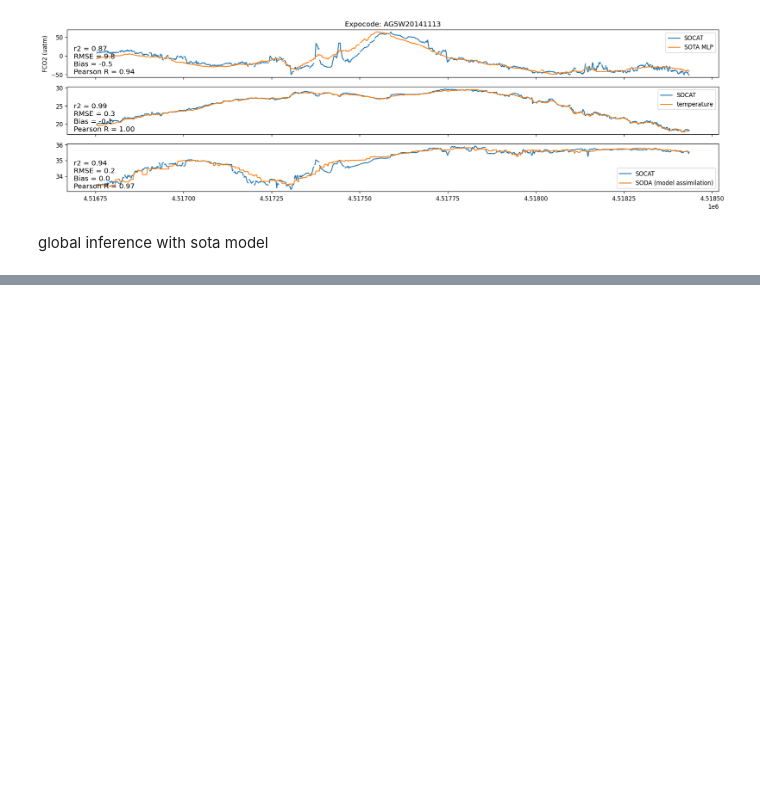
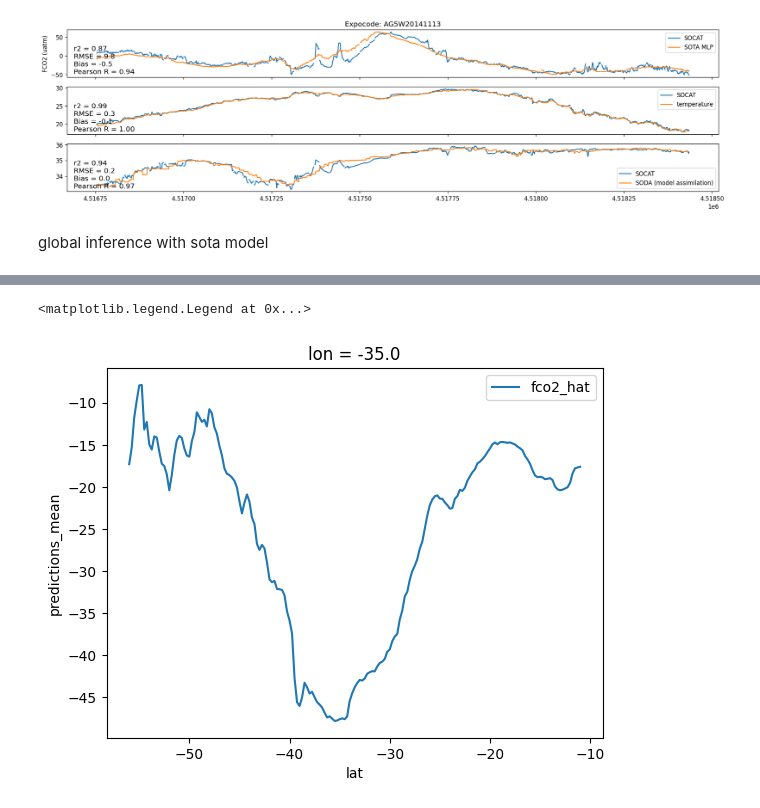
Before and after one commit to ebrusoni/fco2diffusion, a Jupyter notebook: training/plots.ipynb, the cells around one changed output, grey strips where cells are left out. Drawn from its saved outputs; the diff is of its cells as text; code cells hidden in the pictures; blank space fills up the shorter version.

```diff
--- a/training/plots.ipynb
+++ b/training/plots.ipynb
@@ -418,0 +441,6 @@ plt.show()
+# %%
+import xarray as xr
+#df = df.reset_index()
+masks = xr.open_dataset("../data/masks/RECCAP2_masks.nc")
+masks2 = masks.reindex_like(ds, method='nearest')
+ds = xr.merge([ds, masks2])
@@ -418,0 +449,12 @@ plt.show()
+# %%
+fig, ax = plt.subplots()
+lat_plot = slice(lat_min, lat_max)
+lon_plot = lon_max
+ds.predictions_mean.sel(lat=lat_plot, lon=lon_plot).plot(ax=ax, label='fco2_hat')
+#ds.sst_cci.sel(lat=lat_plot, lon=lon_plot).plot(ax=ax, label='sst_cci')
+#ds.sss_cci.sel(lat=lat_plot, lon=lon_plot).plot(ax=ax, label='sss_cci')
+fig.show()
+ax.legend()
+# %% [output]
+<matplotlib.legend.Legend at 0x...>
+[figure, added]
```
Also changed, not shown: parts of 19 cells of this notebook.
